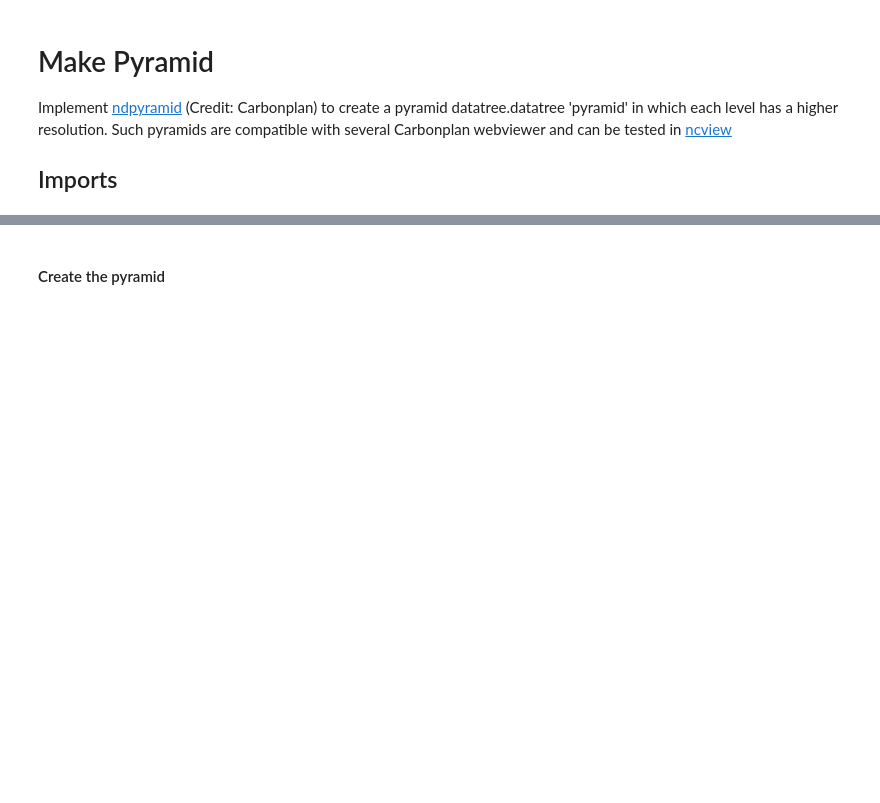
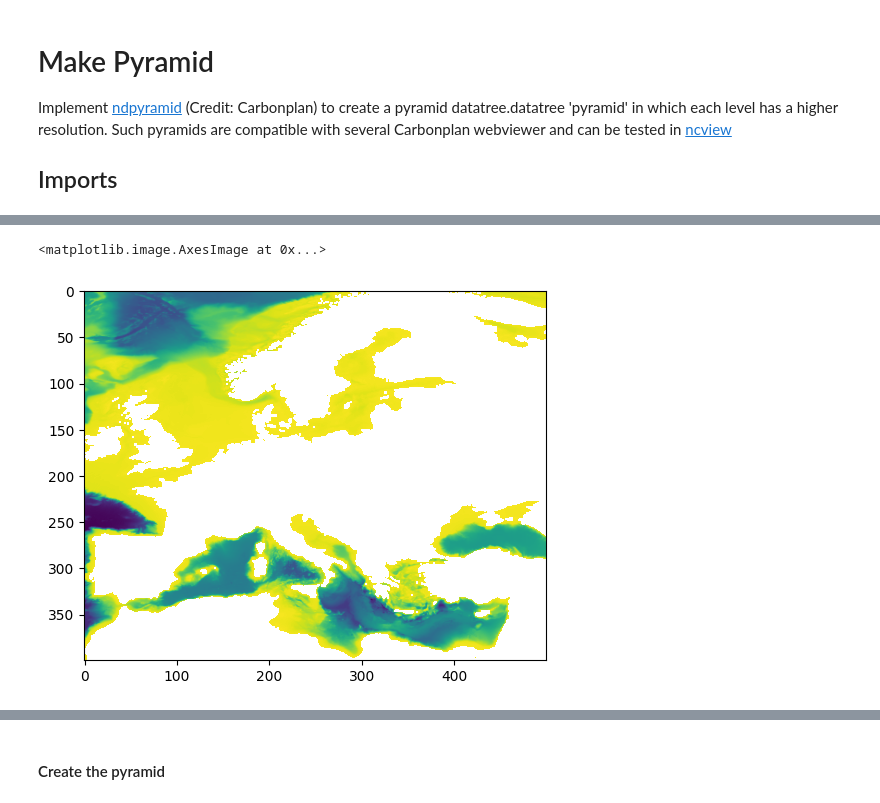
Before and after one commit to willem0boone/resample_zarr, a Jupyter notebook: notebooks/make_pyramid.ipynb, the cells around one changed output, grey strips where cells are left out. Cells and saved outputs as stored; diff of their text form; code cells hidden in the pictures; blank space fills up the shorter version.

```diff
--- a/notebooks/make_pyramid.ipynb
+++ b/notebooks/make_pyramid.ipynb
@@ -25,3 +45,29 @@ from resampling.extract import extract_private_s3_zarr
 # %%
-ds = extract_private_s3_zarr(name="DS20240807_bathymetry.zarr")
-print(ds)
+def extract_all_ds():
+
+    my_dataset = xr.Dataset()
+
+    bathy = "https://minio.lab.dive.edito.eu/oidc-willemboone/EDITO_DUC/EDITO_DUC_bathymetry.zarr"
+    saly = "https://minio.lab.dive.edito.eu/oidc-willemboone/EDITO_DUC/EDITO_DUC_SALINITY_baseline.zarr"
+    temp = "https://minio.lab.dive.edito.eu/oidc-willemboone/EDITO_DUC/EDITO_DUC_SST_baseline.zarr"
+
+    ds_bathy = xr.open_zarr(bathy)
+    ds_saly = xr.open_zarr(saly).sel(time="2010-01-01")
+    ds_temp = xr.open_zarr(temp).sel(time="2010-01-01")
+
+
+    my_dataset["saly"] = xr.DataArray(ds_saly["average_sea_water_practical_salinity_biooracle_baseline"].values,
+                                 dims=("latitude", "longitude"),
+                                 coords={"latitude": ds_saly.latitude.values,
+                                         "longitude": ds_saly.longitude.values}
+                                )
+
+    my_dataset["SST"] = xr.DataArray(ds_temp["average_sea_water_temperature_biooracle_baseline"].values,
+                                     dims=("latitude", "longitude"),
+                                     coords={"latitude": ds_temp.latitude.values,
+                                             "longitude": ds_temp.longitude.values}
+                                    )
+    my_dataset["elevation"] = xr.DataArray(ds_bathy["elevation"].values,
+                                           dims=("latitude", "longitude"),
+                                          )
+    return my_dataset
@@ -35,0 +74,3 @@ Data variables:
+# %%
+ds = extract_all_ds()
+print(ds)
@@ -35,0 +87,5 @@ Data variables:
+# %%
+plt.imshow(ds["elevation"])
+# %% [output]
+<matplotlib.image.AxesImage at 0x...>
+[figure, added]
```
Also changed, not shown: parts of 18 cells of this notebook, 16 other files.
